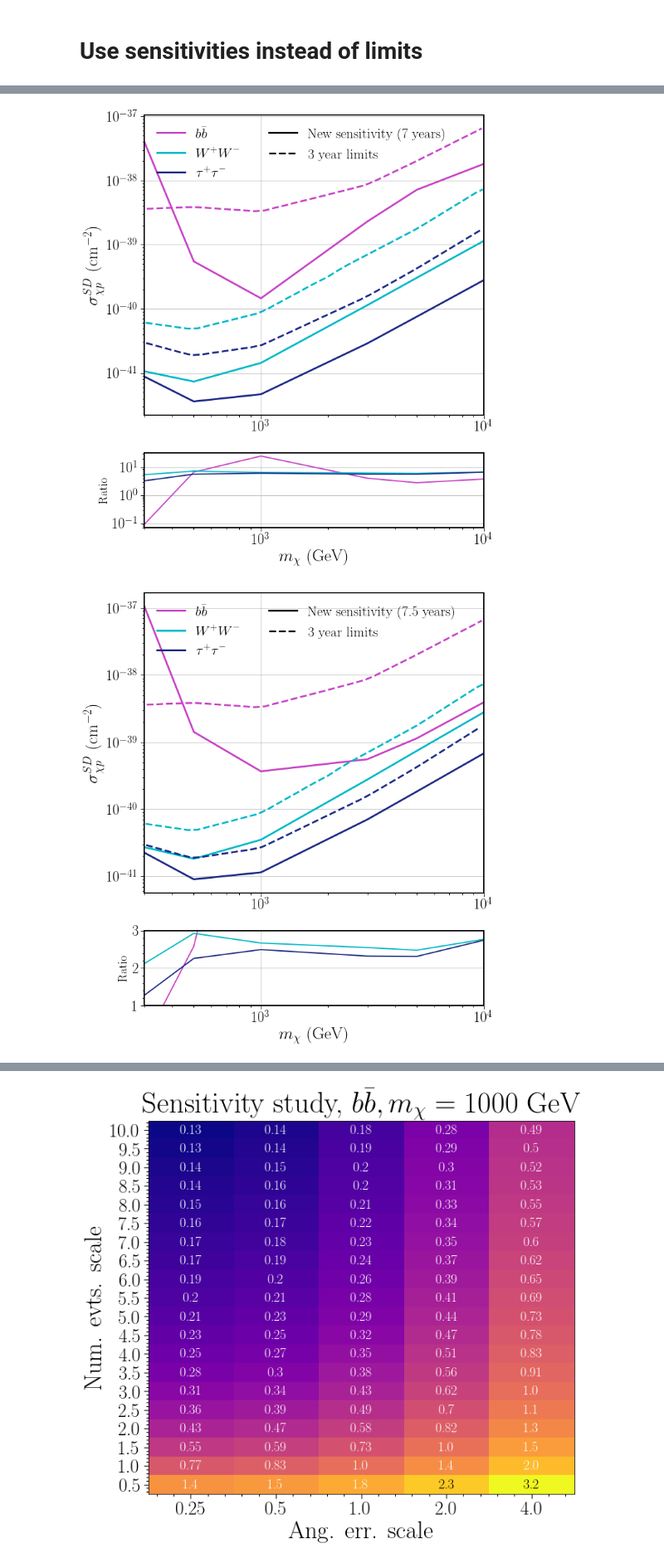
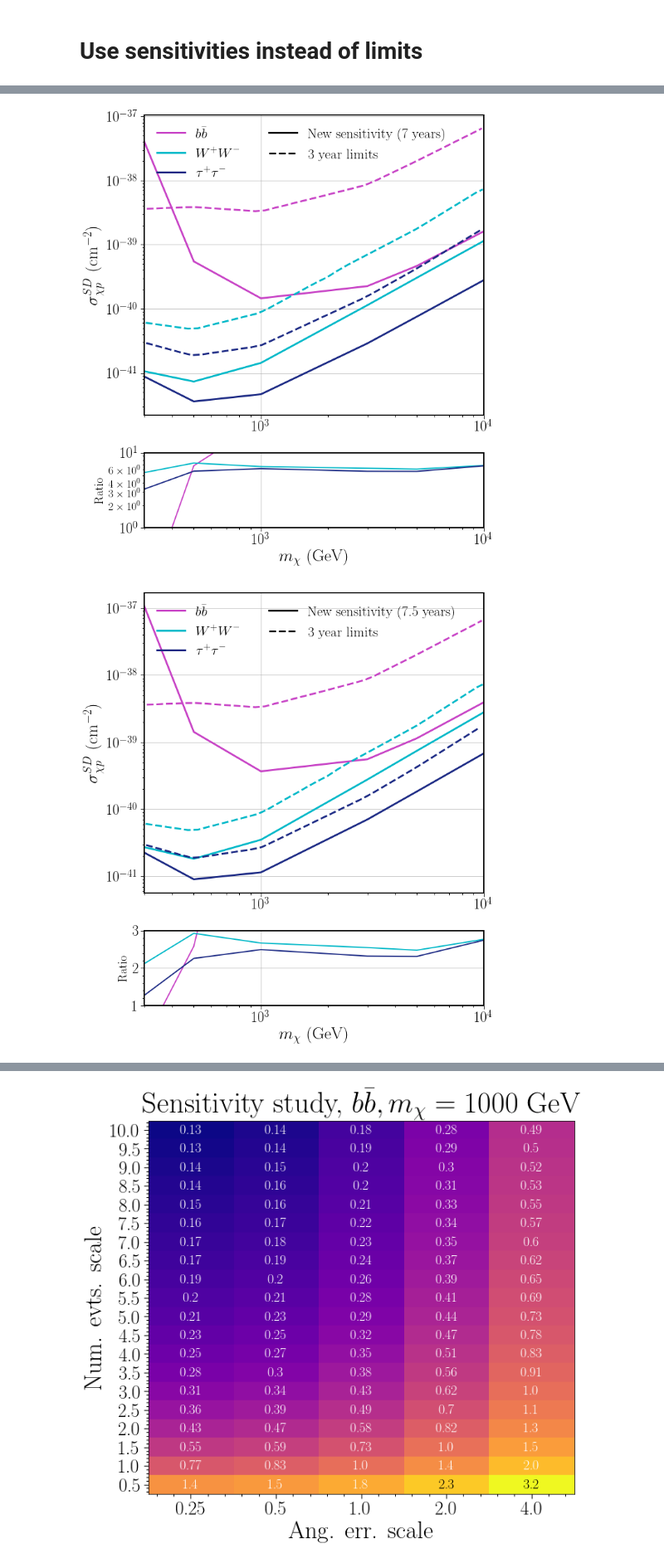
Before and after one commit to jlazar17/solar_WIMP, a Jupyter notebook: likelihood.ipynb, the cells around one changed output, grey strips where cells are left out. Shown at 83% size. Cells and saved outputs as stored; diff of their text form; code cells hidden in the pictures.

```diff
--- a/likelihood.ipynb
+++ b/likelihood.ipynb
@@ -139,3 +139,10 @@ def calc_sens(mu_b, mu_s):
 
     sens = broyden1(func, 0.5) * 1e-39 # cm^{2}
     return sens
+# %%
+ch = 5
+m = 1000
+factor  = (1. / m) * sd_anns[m] * 1e-3 * delta_t
+mu_s = factor*np.load("data/e_d_theta_hist/ch5_m2000_f1.000000_f_tot_e_d_theta_hist.npy").T
+mu_b = np.load("data/e_d_theta_hist/bg_tot_e_d_theta_hist.npy")
+calc_sens(mu_b, mu_s)
@@ -145,11 +154,12 @@ rescaled_sens_dict = {ch:{} for ch in chs}
 
 delta_t = 30 * 60
 
-for m in [300, 500, 1000, 3000, 5000, 10000]:
+for m in [300, 500, 800, 1000, 2000, 3000, 4000, 5000, 8000]:
     factor  = (1. / m) * sd_anns[m] * 1e-3 * delta_t
     for ch in chs:
-        mu_s = factor * np.load("%s/e_d_theta_hist/ch%d_m%d_tot_e_d_theta_hist.npy" % (data_path, ch, m)).T
-        sens = calc_sens(mu_bg_tot, mu_s)
+        mu_b = np.load("data/e_d_theta_hist/bg_tot_e_d_theta_hist.npy")
+        mu_s = factor * np.load("%s/e_d_theta_hist/ch%d_m%d_f1.000000_f_tot_e_d_theta_hist.npy" % (data_path, ch, m))
+        sens = calc_sens(mu_b, mu_s)
         sens_dict[ch][m] = sens
 for m in [300, 500, 1000, 3000, 5000, 10000]:
     factor  = (1. / m) * sd_anns[m] * 1e-3 * delta_t
@@ -508,6 +478,7 @@ ax1.loglog()
 ax2.loglog()
 ax1.grid(which="major")
 ax2.grid()
+ax2.set_ylim(1,10)
 
 ax1.set_ylabel(r"$\sigma_{\chi p}^{SD}$ (cm$^{-2}$)", fontsize=fsize)
 ax2.set_ylabel("Ratio", fontsize=20)
@@ -552,34 +523,34 @@ ax1.set_xlim(300,10000)
 ax2.set_xlim(300,10000)
 ax2.set_ylim(1,3)
 ax1.loglog()
 # ax2.loglog()
 ax2.semilogx()
 ax1.grid(which="major")
 ax2.grid()
 ax1.set_ylabel(r"$\sigma_{\chi p}^{SD}$ (cm$^{-2}$)", fontsize=fsize)
 ax2.set_ylabel("Ratio", fontsize=20)
 #     plt.ylabel(r"$\sigma_{\chi p}^{SD} \left(\rm{cm}^{-2}\right)$", fontsize=fsize)
 ax2.set_xlabel(r"$m_{\chi}$ (GeV)", fontsize=fsize)
 
 legend_elements.append(Line2D([0], [0], color="black", label="New sensitivity (7.5 years)", lw=lw))
 legend_elements.append(Line2D([0], [0], color="black", linestyle="--", label="3 year limits", lw=lw))
 ax1.legend(handles=legend_elements, loc='upper left', ncol=2, prop={"size":23}, frameon=False)
 
 for tick in ax1.xaxis.get_major_ticks():
     tick.label.set_fontsize(24)
 for tick in ax1.yaxis.get_major_ticks():
     tick.label.set_fontsize(24)
 for tick in ax2.xaxis.get_major_ticks():
     tick.label.set_fontsize(24)
 for tick in ax2.yaxis.get_major_ticks():
     tick.label.set_fontsize(24)
 [ax1.spines[key].set_linewidth(2) for key in ax1.spines.keys()]
 [ax2.spines[key].set_linewidth(2) for key in ax2.spines.keys()]
 
 plt.savefig("/data/user/jlazar/solar_WIMP/plots/stat_only_sensitivity_3y_error_w_ratio.png", dpi=400, bbox_inches="tight")
 plt.show()
 # %% [output]
-[figure, old version]
+[figure, new version]
 [figure]
 # %%
 ch_strs = [r"$b\bar{b}$", r"$W^{+}W^{-}$", r"$\tau^{+}\tau^{-}$"]
```
Also changed, not shown: parts of 25 cells of this notebook, 10 other files.
